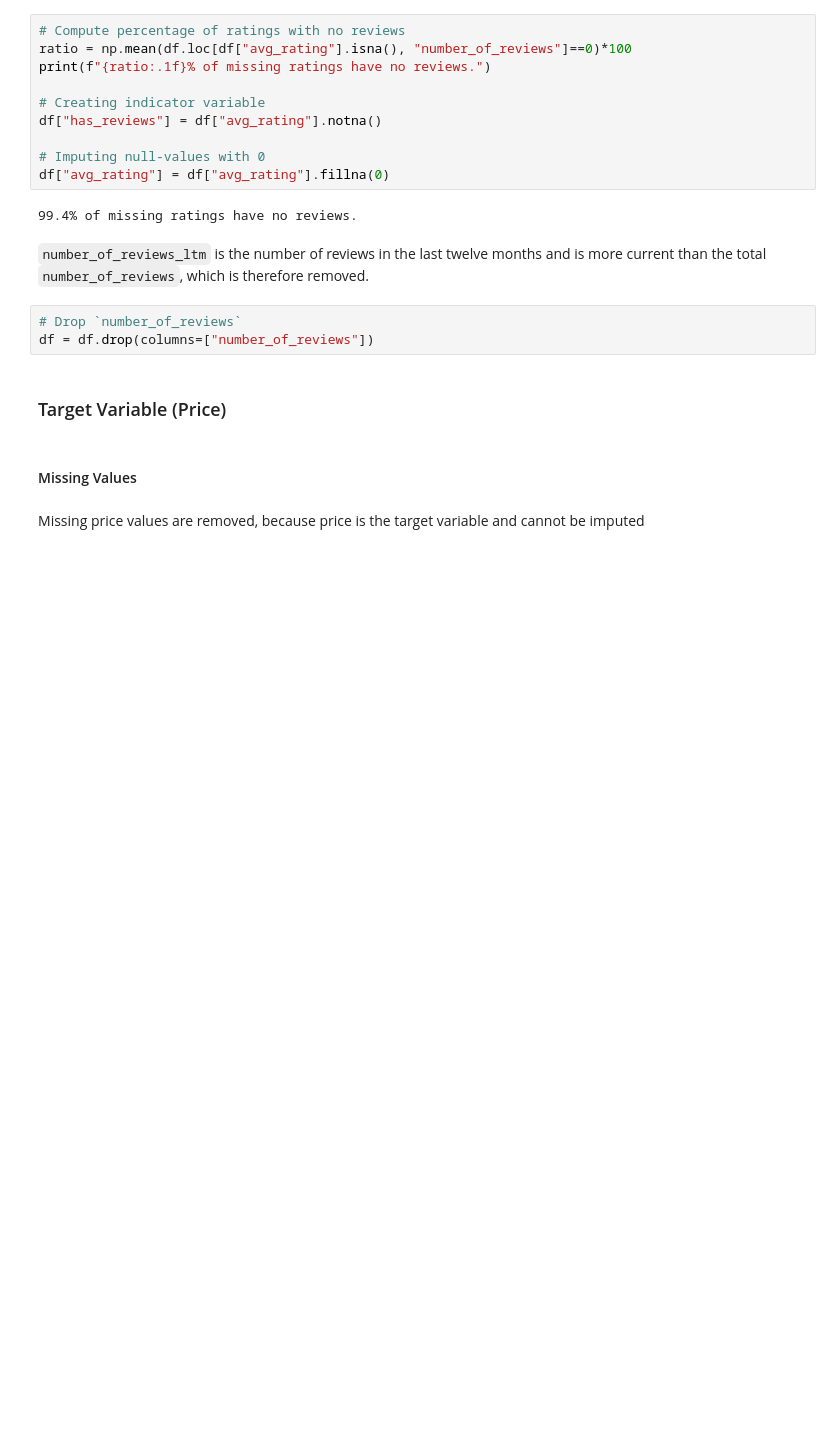
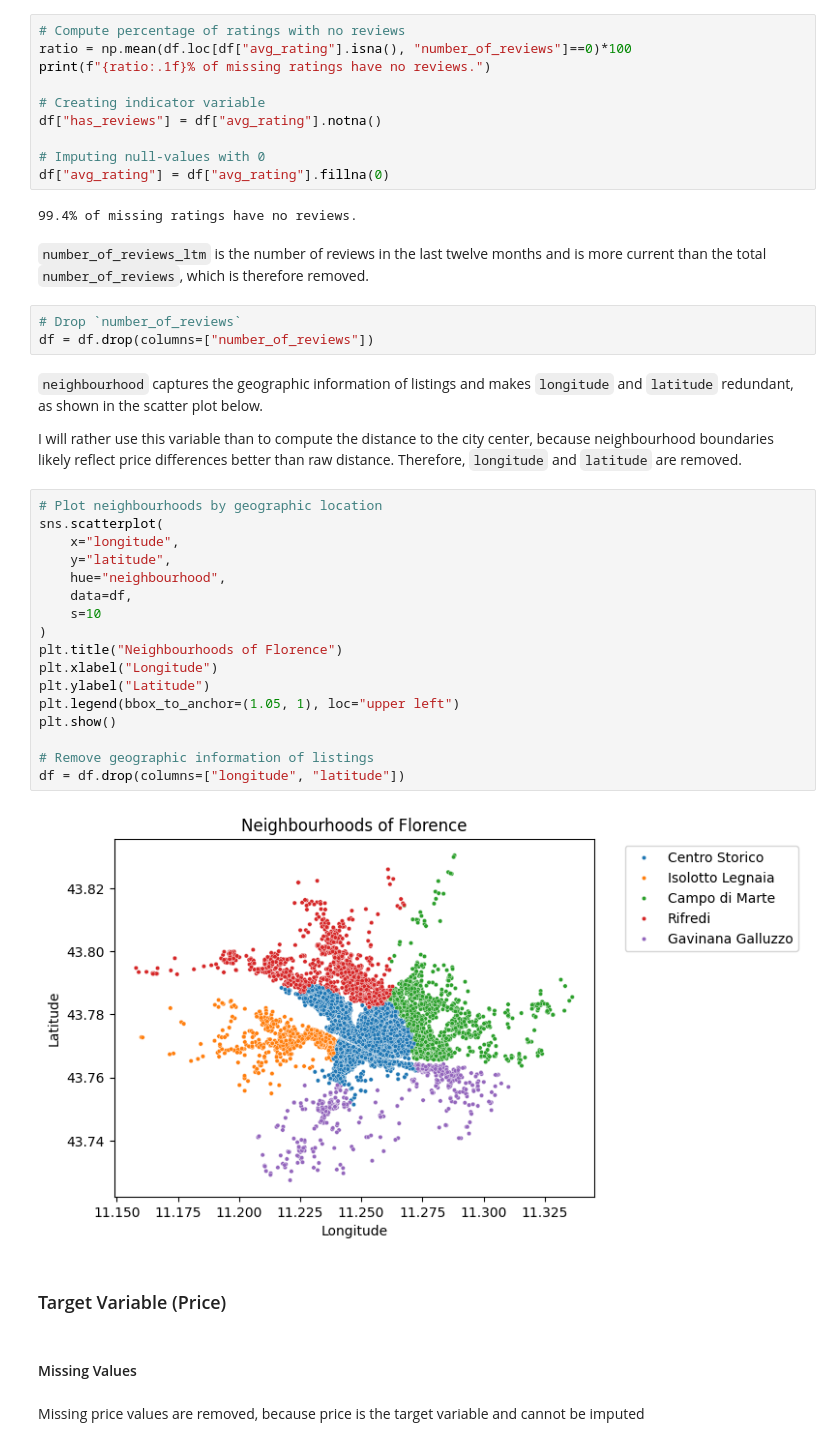
Before and after one commit to EliasSchafer1/Airbnb-Florence, a Jupyter notebook: notebooks/01_preprocessing.ipynb, the cells around one changed output. Drawn from its saved outputs; the diff is of its cells as text; blank space fills up the shorter version.

Commit message:
feat: remove longitude and latitude in favor of neighbourhood

```diff
--- a/notebooks/01_preprocessing.ipynb
+++ b/notebooks/01_preprocessing.ipynb
@@ -107,6 +107,29 @@ df["avg_rating"] = df["avg_rating"].fillna(0)
 # %%
 # Drop `number_of_reviews`
 df = df.drop(columns=["number_of_reviews"])
+# %% [markdown]
+`neighbourhood` captures the geographic information of listings and makes `longitude` and `latitude` redundant, as shown in the scatter plot below.
+
+I will rather use this variable than to compute the distance to the city center, because neighbourhood boundaries likely reflect price differences better than raw distance. Therefore, `longitude` and `latitude` are removed.
+# %%
+# Plot neighbourhoods by geographic location
+sns.scatterplot(
+    x="longitude",
+    y="latitude",
+    hue="neighbourhood",
+    data=df,
+    s=10
+)
+plt.title("Neighbourhoods of Florence")
+plt.xlabel("Longitude")
+plt.ylabel("Latitude")
+plt.legend(bbox_to_anchor=(1.05, 1), loc="upper left")
+plt.show()
+
+# Remove geographic information of listings
+df = df.drop(columns=["longitude", "latitude"])
+# %% [output]
+[figure, added]
 # %% [markdown]
 ### Target Variable (Price)
 # %% [markdown]
```
Also changed, not shown: parts of 6 cells of this notebook.
